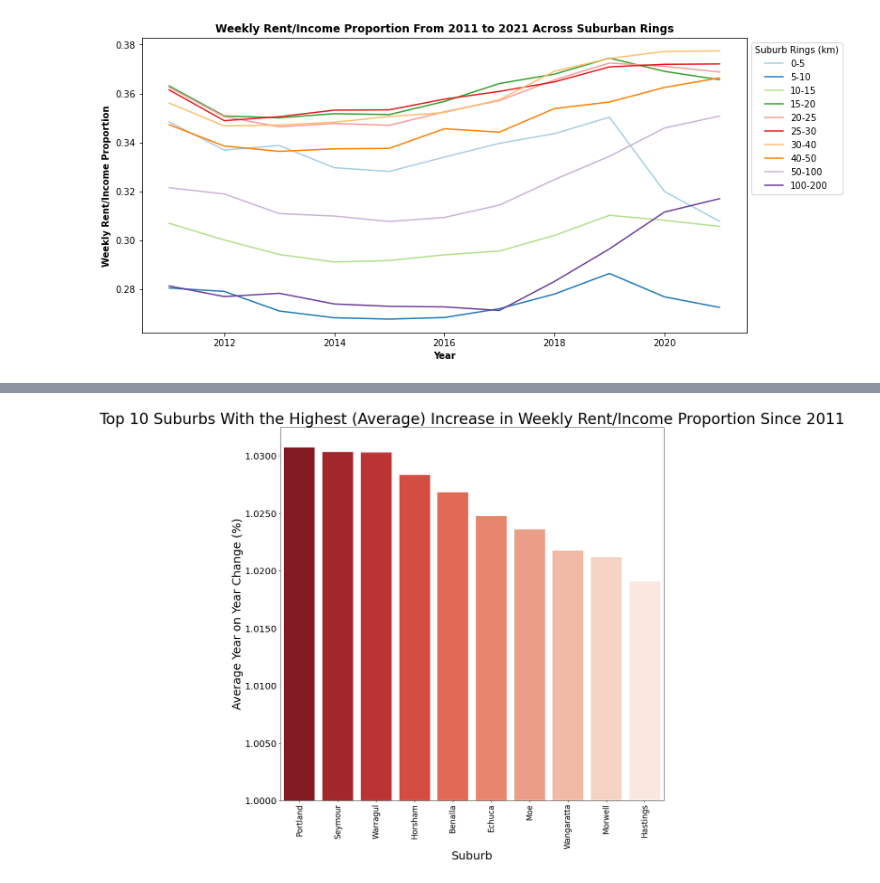
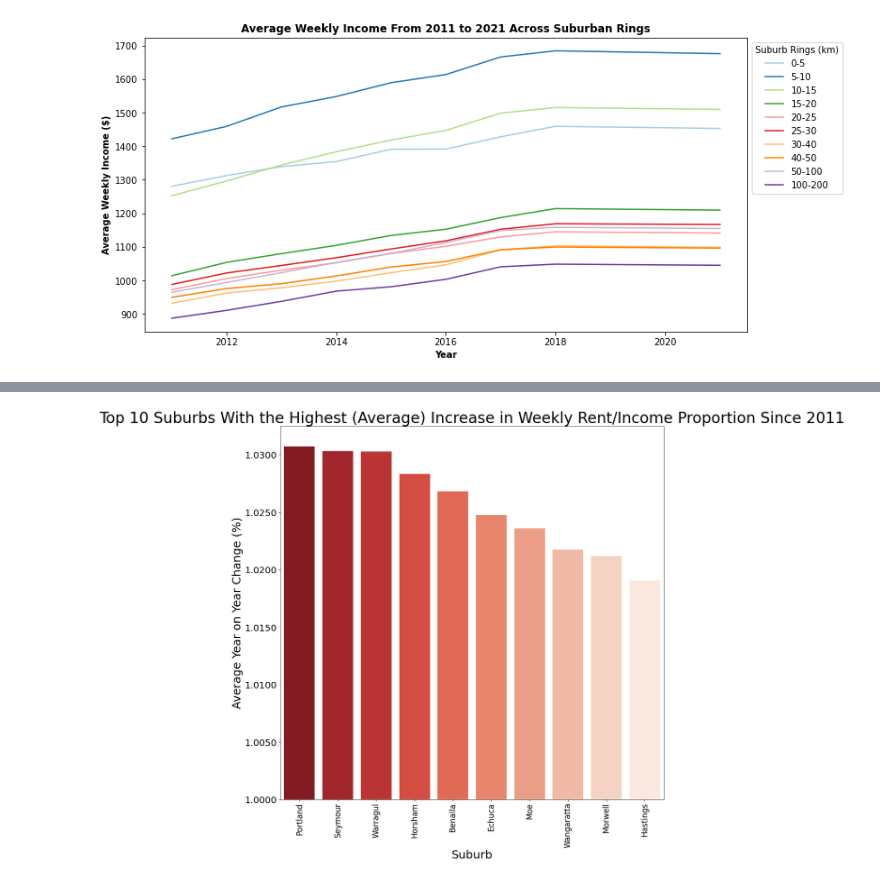
Before and after one commit to MAST30034-Applied-Data-Science/generic-real-estate-consulting-project-group-20, a Jupyter notebook: notebooks/2.4_Preliminary_Analysis_Income.ipynb, the cells around one changed output, grey strips where cells are left out. Cells and saved outputs as stored; diff of their text form; code cells hidden in the pictures.

Commit message:
Add files via upload
Created an average weekly income (2011-2021) plot

```diff
--- a/notebooks/2.4_Preliminary_Analysis_Income.ipynb
+++ b/notebooks/2.4_Preliminary_Analysis_Income.ipynb
@@ -58,50 +58,46 @@ income_predictions = income_predictions.rename(columns={"predictions": "value"})
 income_df = income_df.drop(["suburb_code", "variable"], axis=1).reset_index(drop=True)
 income_df = pd.concat([income_df, income_predictions], ignore_index=True)
 income_df.to_csv("../data/curated/Final_Income.csv")
-income_rent_df = income_df.copy()
+weekly_income_df = income_df.copy()
 # %%
 rental_df = pd.read_csv("../data/curated/Final_Preprocessed_Scraped_Rental.csv")
 historical_rental_df = pd.read_csv("../data/curated/Fixed_Weekly_Median_Suburb_Rents.csv")
 
 # Filter instances from 2011-2021
 historical_rental_df = historical_rental_df[historical_rental_df["Year"] >= 2011]
 
 # Convert suburb names to lowercase
 historical_rental_df["Suburb"] = historical_rental_df["Suburb"].str.lower()
 
 # Group instances by year and suburb in historical rental dataset
 historical_rental_df = historical_rental_df.groupby(["Year", "Suburb"], as_index=False)["Median"].mean()
 
 # Compute distance to CBD for each suburb in the income dataset
 distance_to_cbd_df = rental_df.groupby("suburb", as_index=False)["distance_to_cbd"].mean()
-income_rent_df = income_rent_df.groupby(["year", "suburb"], as_index=False)["value"].mean()
-income_rent_df = pd.merge(income_rent_df, distance_to_cbd_df, on="suburb")
+weekly_income_df = weekly_income_df.groupby(["year", "suburb"], as_index=False)["value"].mean()
+weekly_income_df = pd.merge(weekly_income_df, distance_to_cbd_df, on="suburb")
 
 # Compute average weekly income for each instance
-income_rent_df["weekly_income"] = income_rent_df["value"]/52
-
-# Compute weekly rent/income proportion
-income_rent_df = pd.merge(income_rent_df, historical_rental_df, left_on=["suburb", "year"], right_on=["Suburb", "Year"]).drop(["Year", "Suburb"], axis=1)
-income_rent_df["weekly_rent_income_proportion"] = income_rent_df["Median"]/income_rent_df["weekly_income"]
+weekly_income_df["weekly_income"] = weekly_income_df["value"]/52
+income_rent_df = weekly_income_df.copy()
 
 # Bin suburbs based on distance to CBD
-final_income_df = income_rent_df.copy()
-final_income_df["bins"] = pd.cut(final_income_df["distance_to_cbd"], [0, 5, 10, 15, 20, 25, 30, 40, 50, 100, 200],
+weekly_income_df["bins"] = pd.cut(weekly_income_df["distance_to_cbd"], [0, 5, 10, 15, 20, 25, 30, 40, 50, 100, 200],
                          labels=["0-5", "5-10", "10-15", "15-20", "20-25", "25-30", "30-40", "40-50", "50-100", "100-200"])
 
 # Group instances by year and distance to CBD bins
-final_income_df = final_income_df.groupby(["year", "bins"], as_index=False)["weekly_rent_income_proportion"].mean()
+weekly_income_df = weekly_income_df.groupby(["year", "bins"], as_index=False)["weekly_income"].mean()
 
-# Create a time series plot for weekly rent/income proportion from 2011-2021
+# Create a time series plot for average weekly income from 2011-2021
 plt.figure(figsize=(12,6))
-ax = sns.lineplot(data=final_income_df, x="year", y="weekly_rent_income_proportion", hue="bins", palette="Paired", legend=False)
+ax = sns.lineplot(data=weekly_income_df, x="year", y="weekly_income", hue="bins", palette="Paired", legend=False)
 ax.set_xlabel("Year", fontweight="bold")
-ax.set_ylabel("Weekly Rent/Income Proportion", fontweight="bold")
+ax.set_ylabel("Average Weekly Income ($)", fontweight="bold")
 plt.legend(title="Suburb Rings (km)", loc="upper right", bbox_to_anchor=(1.165, 1),
            labels=["0-5", "5-10", "10-15", "15-20", "20-25", "25-30", "30-40", "40-50", "50-100", "100-200"])
-plt.title("Weekly Rent/Income Proportion From 2011 to 2021 Across Suburban Rings", fontweight="bold")
-plt.savefig("../plots/weekly_rent_income_proportion_time_series_line_plot.png", transparent=True, facecolor="white", bbox_inches="tight")
+plt.title("Average Weekly Income From 2011 to 2021 Across Suburban Rings", fontweight="bold")
+plt.savefig("../plots/average_weekly_income_time_series_line_plot.png", transparent=True, facecolor="white", bbox_inches="tight")
 plt.show()
 plt.close()
 # %% [output]
-[figure, old version]
+[figure, new version]
```
Also changed, not shown: parts of 1 cell of this notebook.
